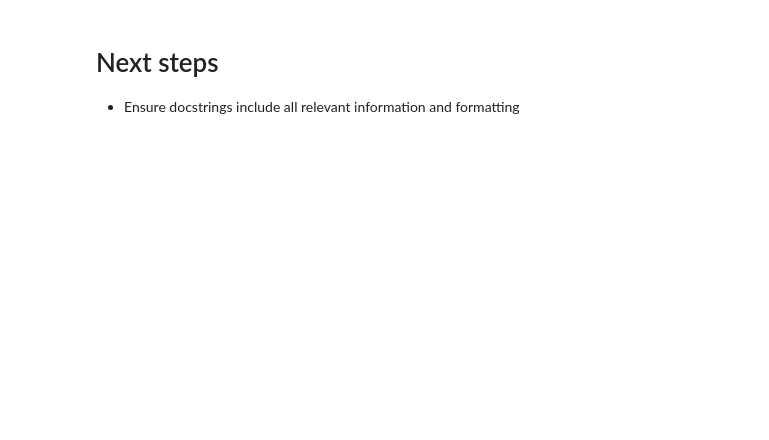
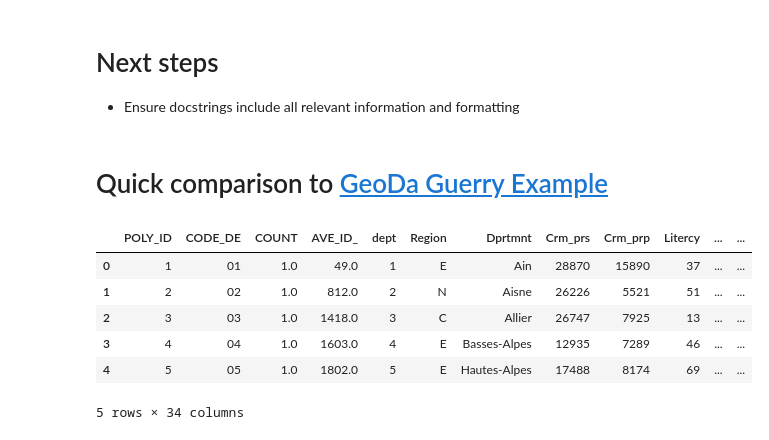
Before and after one commit to jeffcsauer/GSOC2020, a Jupyter notebook: validation/Validation_LJC_multivariate.ipynb, the cells around one changed output. Cells and saved outputs as stored; diff of their text form; code cells hidden in the pictures; blank space fills up the shorter version.

```diff
--- a/validation/Validation_LJC_multivariate.ipynb
+++ b/validation/Validation_LJC_multivariate.ipynb
@@ -516,3 +516,16 @@ The correlation between the two sets of p-values is 0.9996291912567704
 # Next steps
 
 - Ensure docstrings include all relevant information and formatting
+# %% [markdown]
+# Quick comparison to [GeoDa Guerry Example](https://geodacenter.github.io/workbook/6b_local_adv/lab6b.html#bivariate-and-multivariate---co-location)
+# %%
+guerry = gpd.read_file('C:/Users/jeffe/Dropbox/GSOC2020/validation/data/guerry/guerry_geodavalues.gpkg')
+guerry.head()
+# %% [output]
+|  | POLY_ID | CODE_DE | COUNT | AVE_ID_ | dept | Region | Dprtmnt | Crm_prs | Crm_prp | Litercy | ... | ... |
+| 0 | 1 | 01 | 1.0 | 49.0 | 1 | E | Ain | 28870 | 15890 | 37 | ... | ... |
+| 1 | 2 | 02 | 1.0 | 812.0 | 2 | N | Aisne | 26226 | 5521 | 51 | ... | ... |
+| 2 | 3 | 03 | 1.0 | 1418.0 | 3 | C | Allier | 26747 | 7925 | 13 | ... | ... |
+| 3 | 4 | 04 | 1.0 | 1603.0 | 4 | E | Basses-Alpes | 12935 | 7289 | 46 | ... | ... |
+| 4 | 5 | 05 | 1.0 | 1802.0 | 5 | E | Hautes-Alpes | 17488 | 8174 | 69 | ... | ... |
+5 rows × 34 columns
```
Also changed, not shown: parts of 11 cells of this notebook, 3 other files.
